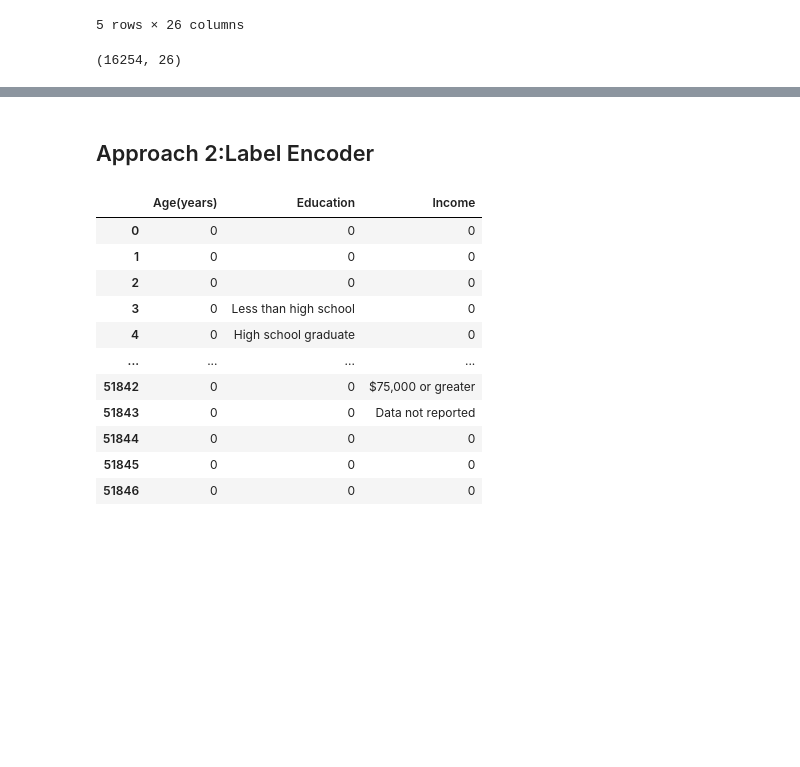
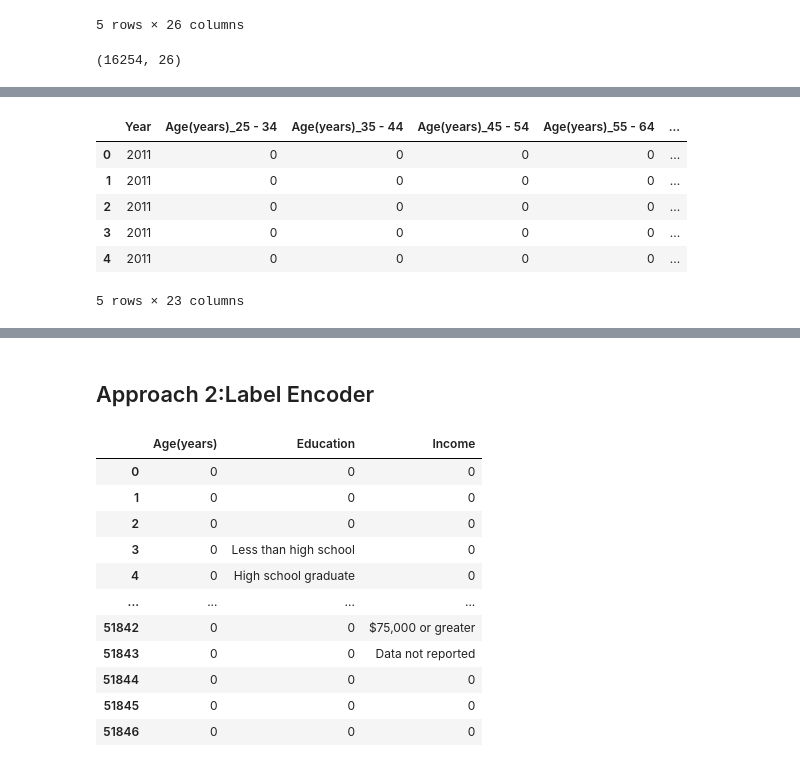
Before and after one commit to bhavan-bhatt/Gnosis-CP01, a Jupyter notebook: Bhavan - 202311021/CP.ipynb, the cells around one changed output, grey strips where cells are left out. Saved outputs shown, nothing was run; the diff lists cells and outputs as text; code cells hidden in the pictures; blank space fills up the shorter version.

```diff
--- a/Bhavan - 202311021/CP.ipynb
+++ b/Bhavan - 202311021/CP.ipynb
@@ -319,0 +337,12 @@ data.shape
+# %%
+X = data[['Year','Age(years)_25 - 34', 'Age(years)_35 - 44', 'Age(years)_45 - 54',
+       'Age(years)_55 - 64', 'Age(years)_65 or older',
+       'Education_High school graduate', 'Education_Less than high school',
+       'Education_Some college or technical school', 'Gender_Male',
+       'Income_$25,000 - $34,999', 'Income_$35,000 - $49,999',
+       'Income_$50,000 - $74,999', 'Income_$75,000 or greater',
+       'Income_Data not reported', 'Income_Less than $15,000',
+       'Race/Ethnicity_American Indian/Alaska Native', 'Race/Ethnicity_Asian',
+       'Race/Ethnicity_Hawaiian/Pacific Islander', 'Race/Ethnicity_Hispanic',
+       'Race/Ethnicity_Non-Hispanic Black',
+       'Race/Ethnicity_Non-Hispanic White', 'Race/Ethnicity_Other']]
@@ -319,0 +351,10 @@ data.shape
+# %%
+X.head()
+# %% [output]
+|  | Year | Age(years)_25 - 34 | Age(years)_35 - 44 | Age(years)_45 - 54 | Age(years)_55 - 64 | ... |
+| 0 | 2011 | 0 | 0 | 0 | 0 | ... |
+| 1 | 2011 | 0 | 0 | 0 | 0 | ... |
+| 2 | 2011 | 0 | 0 | 0 | 0 | ... |
+| 3 | 2011 | 0 | 0 | 0 | 0 | ... |
+| 4 | 2011 | 0 | 0 | 0 | 0 | ... |
+5 rows × 23 columns
```
Also changed, not shown: parts of 13 cells of this notebook.
